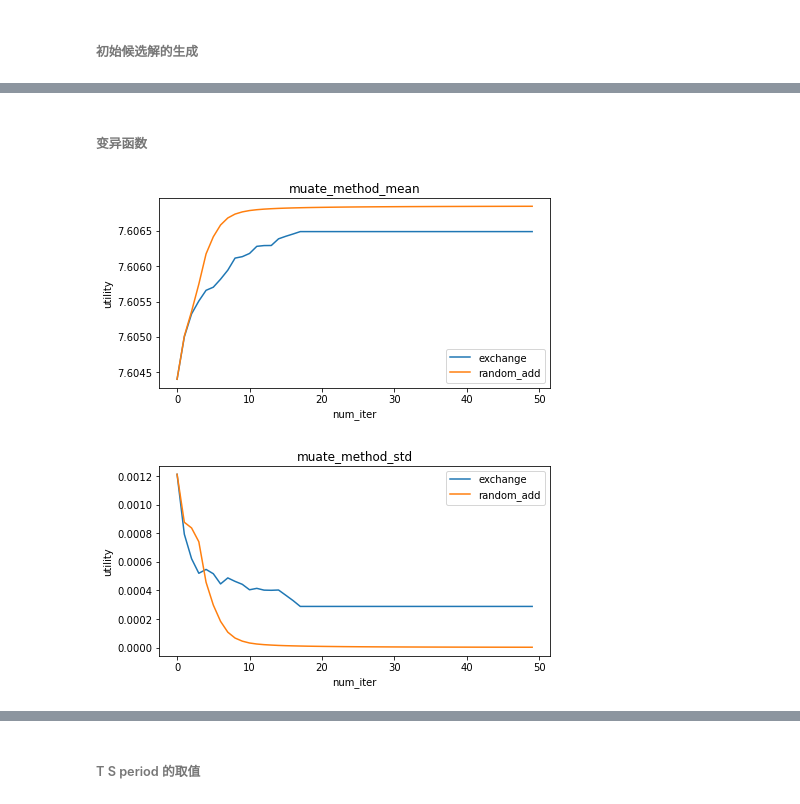
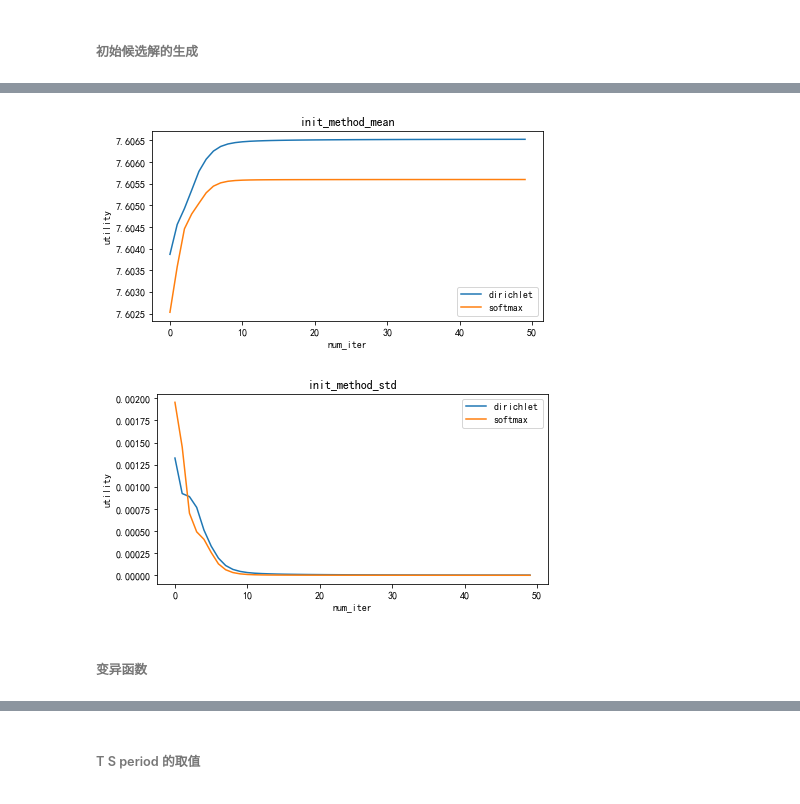
Before and after one commit to lca-123/GA_portfolio, a Jupyter notebook: code.ipynb, the cells around one changed output, grey strips where cells are left out. Cells and saved outputs as stored; diff of their text form; code cells hidden in the pictures.

```diff
--- a/code.ipynb
+++ b/code.ipynb
@@ -27,3 +41,34 @@ p._cal_ex_utility_()
+# %%
+# 两种方法
+init_method=['dirichlet','softmax']
+plt.figure(figsize=(7,3.5))
+plt.figure(1)
+plt.title('init_method_mean')
+plt.ylabel('utility')
+plt.xlabel('num_iter')
+for i in init_method:
+    ps=Portfolio_Selection(data.values,s=1,period=2,candidates=10,
+        init_method=i,money=2000,random_state=0)
+    res=ps.cal_best_iter()
+    plt.plot(res[0])
+plt.legend(init_method)
+plt.savefig('figure/init_method_mean.png',dpi=600)
+
+plt.figure(figsize=(7,3.5))
+plt.figure(2)
+plt.title('init_method_std')
+plt.ylabel('utility')
+plt.xlabel('num_iter')
+for i in init_method:
+    ps=Portfolio_Selection(data.values,s=1,period=2,candidates=10,
+        init_method=i,money=2000,random_state=0)
+    res=ps.cal_best_iter()
+    plt.plot(res[1])
+plt.legend(init_method)
+plt.savefig('figure/init_method_std.png',dpi=600)
+# %% [output]
+[figure, added]
+[figure, added]
 # %% [markdown]
 ###### 变异函数
 # %%
@@ -54,9 +99,6 @@ for i in mutate_method:
     plt.plot(res[1])
 plt.legend(mutate_method)
 plt.savefig('figure/muate_method_std.png',dpi=600)
-# %% [output]
-[figure, removed]
-[figure, removed]
 # %%
 # 变异率
 mutate_rate=[0,0.5,1.0]
```
Also changed, not shown: parts of 13 cells of this notebook, 23 other files.
